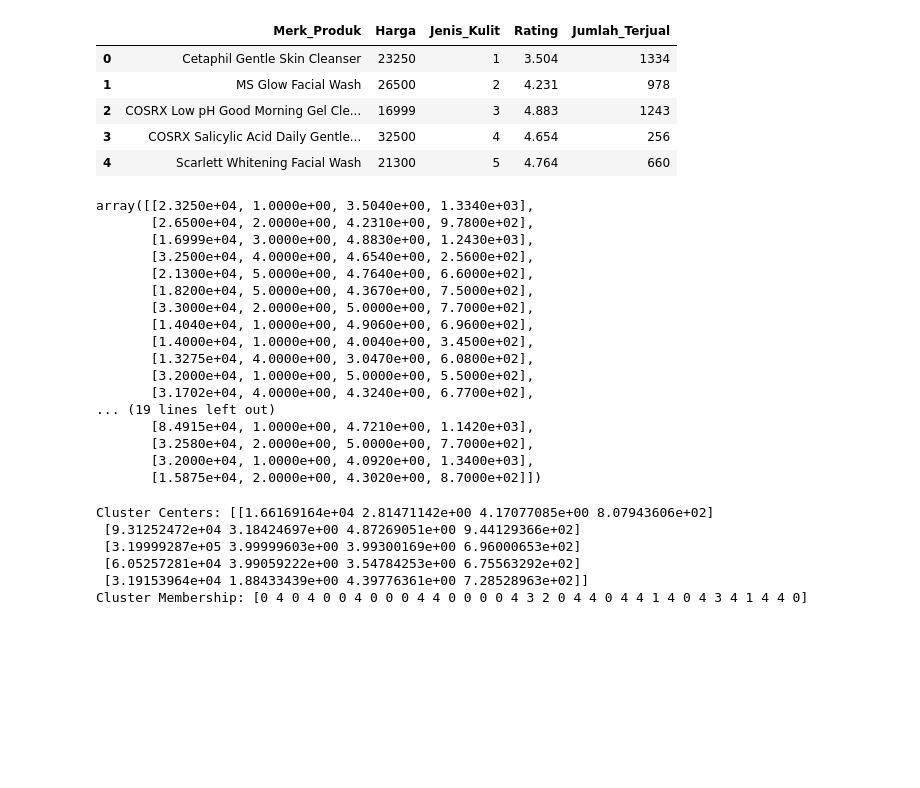
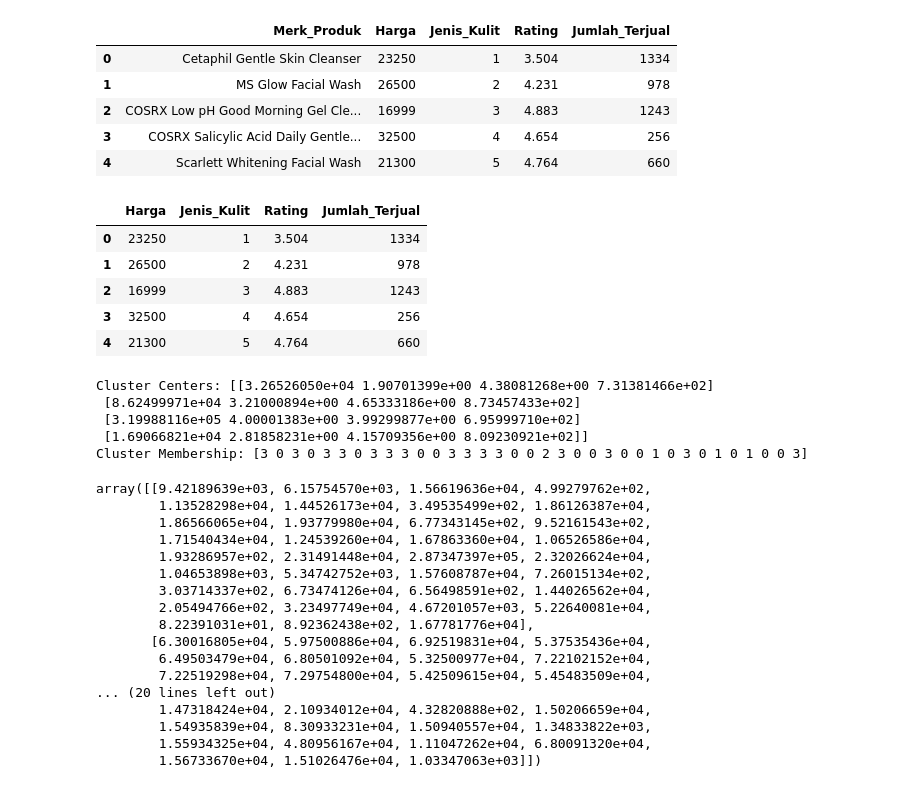
Before and after one commit to WawanWidiantara/Fuzzy-Logic, a Jupyter notebook: uts/Fuzzy-C-Means.ipynb, the cells around one changed output. Saved outputs shown, nothing was run; the diff lists cells and outputs as text; code cells hidden in the pictures; blank space fills up the shorter version.

```diff
--- a/uts/Fuzzy-C-Means.ipynb
+++ b/uts/Fuzzy-C-Means.ipynb
@@ -17,26 +17,14 @@ raw.head()
 | 4 | Scarlett Whitening Facial Wash | 21300 | 5 | 4.764 | 660 |
 # %%
 data = raw.drop(['Merk_Produk'], axis=1)
-data = data.to_numpy()
-data
+data.head()
 # %% [output]
-array([[2.3250e+04, 1.0000e+00, 3.5040e+00, 1.3340e+03],
-       [2.6500e+04, 2.0000e+00, 4.2310e+00, 9.7800e+02],
-       [1.6999e+04, 3.0000e+00, 4.8830e+00, 1.2430e+03],
-       [3.2500e+04, 4.0000e+00, 4.6540e+00, 2.5600e+02],
-       [2.1300e+04, 5.0000e+00, 4.7640e+00, 6.6000e+02],
-       [1.8200e+04, 5.0000e+00, 4.3670e+00, 7.5000e+02],
-       [3.3000e+04, 2.0000e+00, 5.0000e+00, 7.7000e+02],
-       [1.4040e+04, 1.0000e+00, 4.9060e+00, 6.9600e+02],
-       [1.4000e+04, 1.0000e+00, 4.0040e+00, 3.4500e+02],
-       [1.3275e+04, 4.0000e+00, 3.0470e+00, 6.0800e+02],
-       [3.2000e+04, 1.0000e+00, 5.0000e+00, 5.5000e+02],
-       [3.1702e+04, 4.0000e+00, 4.3240e+00, 6.7700e+02],
-... (19 lines left out)
-       [8.4915e+04, 1.0000e+00, 4.7210e+00, 1.1420e+03],
-       [3.2580e+04, 2.0000e+00, 5.0000e+00, 7.7000e+02],
-       [3.2000e+04, 1.0000e+00, 4.0920e+00, 1.3400e+03],
-       [1.5875e+04, 2.0000e+00, 4.3020e+00, 8.7000e+02]])
+|  | Harga | Jenis_Kulit | Rating | Jumlah_Terjual |
+| 0 | 23250 | 1 | 3.504 | 1334 |
+| 1 | 26500 | 2 | 4.231 | 978 |
+| 2 | 16999 | 3 | 4.883 | 1243 |
+| 3 | 32500 | 4 | 4.654 | 256 |
+| 4 | 21300 | 5 | 4.764 | 660 |
 # %%
 # Define hyperparameters
 n_clusters_range = range(2, 15)
@@ -46,7 +34,9 @@ m = 2
 error = 0.005
 # %%
 # Apply fuzzy c-means clustering
-cntr, u, u0, d, jm, p, fpc = fuzz.cluster.cmeans(data.T, n_clusters, m, error=error, maxiter=max_iter, init=None, seed=42)
+cntr, u, u0, d, jm, p, fpc = fuzz.cluster.cmeans(
+    data.to_numpy().T, n_clusters, m, error=error, maxiter=max_iter, init=None, seed=42
+    )
 
 # Predict cluster membership for each data2 point
 cluster_membership = np.argmax(u, axis=0)
@@ -57,9 +47,28 @@ print('Cluster Centers:', cntr)
 # Print the cluster membership for each data2 point
 print('Cluster Membership:', cluster_membership)
 # %% [output]
-Cluster Centers: [[1.66169164e+04 2.81471142e+00 4.17077085e+00 8.07943606e+02]
- [9.31252472e+04 3.18424697e+00 4.87269051e+00 9.44129366e+02]
- [3.19999287e+05 3.99999603e+00 3.99300169e+00 6.96000653e+02]
- [6.05257281e+04 3.99059222e+00 3.54784253e+00 6.75563292e+02]
- [3.19153964e+04 1.88433439e+00 4.39776361e+00 7.28528963e+02]]
-Cluster Membership: [0 4 0 4 0 0 4 0 0 0 4 4 0 0 0 0 4 3 2 0 4 4 0 4 4 1 4 0 4 3 4 1 4 4 0]
+Cluster Centers: [[3.26526050e+04 1.90701399e+00 4.38081268e+00 7.31381466e+02]
+ [8.62499971e+04 3.21000894e+00 4.65333186e+00 8.73457433e+02]
+ [3.19988116e+05 4.00001383e+00 3.99299877e+00 6.95999710e+02]
+ [1.69066821e+04 2.81858231e+00 4.15709356e+00 8.09230921e+02]]
+Cluster Membership: [3 0 3 0 3 3 0 3 3 3 0 0 3 3 3 3 0 0 2 3 0 0 3 0 0 1 0 3 0 1 0 1 0 0 3]
+# %%
+d
+# %% [output]
+array([[9.42189639e+03, 6.15754570e+03, 1.56619636e+04, 4.99279762e+02,
+        1.13528298e+04, 1.44526173e+04, 3.49535499e+02, 1.86126387e+04,
+        1.86566065e+04, 1.93779980e+04, 6.77343145e+02, 9.52161543e+02,
+        1.71540434e+04, 1.24539260e+04, 1.67863360e+04, 1.06526586e+04,
+        1.93286957e+02, 2.31491448e+04, 2.87347397e+05, 2.32026624e+04,
+        1.04653898e+03, 5.34742752e+03, 1.57608787e+04, 7.26015134e+02,
+        3.03714337e+02, 6.73474126e+04, 6.56498591e+02, 1.44026562e+04,
+        2.05494766e+02, 3.23497749e+04, 4.67201057e+03, 5.22640081e+04,
+        8.22391031e+01, 8.92362438e+02, 1.67781776e+04],
+       [6.30016805e+04, 5.97500886e+04, 6.92519831e+04, 5.37535436e+04,
+        6.49503479e+04, 6.80501092e+04, 5.32500977e+04, 7.22102152e+04,
+        7.22519298e+04, 7.29754800e+04, 5.42509615e+04, 5.45483509e+04,
+... (20 lines left out)
+        1.47318424e+04, 2.10934012e+04, 4.32820888e+02, 1.50206659e+04,
+        1.54935839e+04, 8.30933231e+04, 1.50940557e+04, 1.34833822e+03,
+        1.55934325e+04, 4.80956167e+04, 1.11047262e+04, 6.80091320e+04,
+        1.56733670e+04, 1.51026476e+04, 1.03347063e+03]])
```
Also changed, not shown: parts of 5 cells of this notebook, 2 other files.
